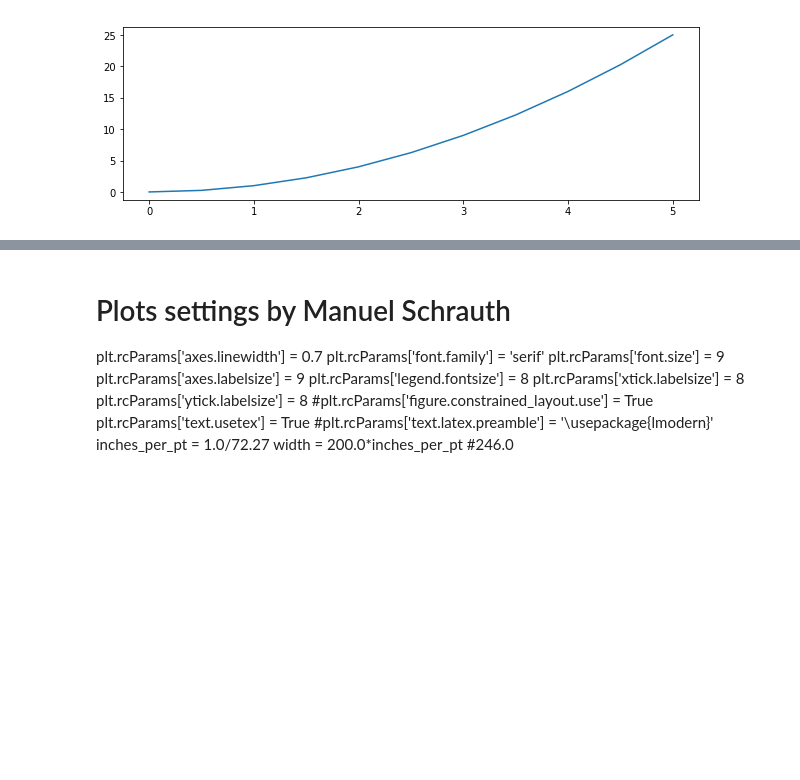
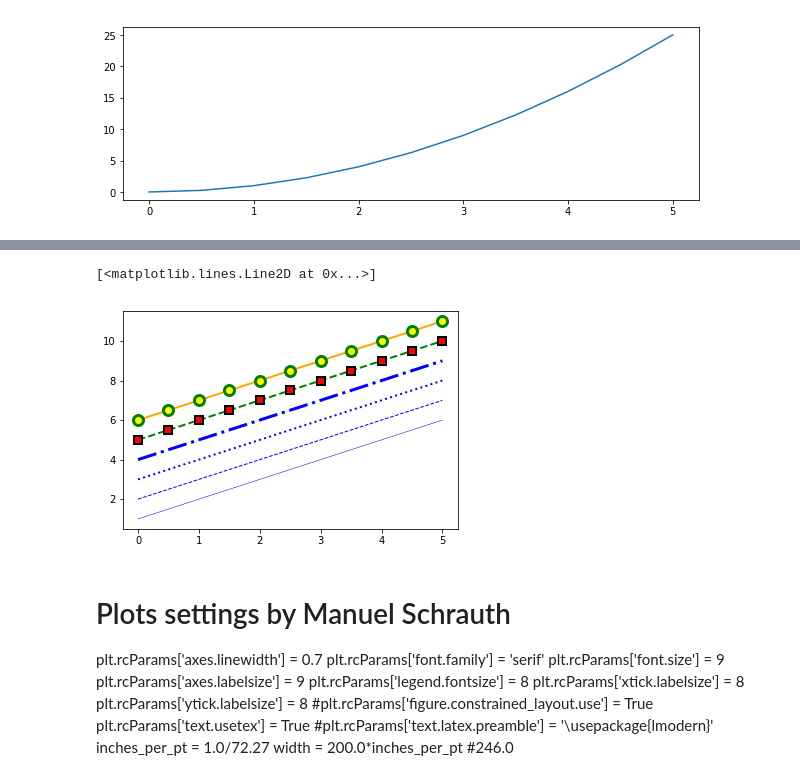
Before and after one commit to lyapschaff/prog-python, a Jupyter notebook: matplotlib-jrjohansson.ipynb, the cells around one changed output, grey strips where cells are left out. Drawn from its saved outputs; the diff is of its cells as text; code cells hidden in the pictures; blank space fills up the shorter version.

```diff
--- a/matplotlib-jrjohansson.ipynb
+++ b/matplotlib-jrjohansson.ipynb
@@ -88,3 +98,14 @@ axes.plot(x,y);
+# %%
+fig, ax = plt.subplots()
+ax.plot(x, x+1, color="blue", linewidth=0.5, linestyle="-")
+ax.plot(x, x+2, color="blue",        lw=1.0,        ls="--")
+ax.plot(x, x+3, color="blue",        lw=2.0,        ls=":")
+ax.plot(x, x+4, color="blue",        lw=3.0,        ls="-.")
+ax.plot(x, x+5, c="green", lw=2, ls="--", marker="s", markersize=8, markerfacecolor="red", markeredgewidth=2, markeredgecolor="black")
+ax.plot(x, x+6, c="orange",   lw=2, ls="-",  marker="o", ms=10, mfc="yellow", mew=3, mec="green")
+# %% [output]
+[<matplotlib.lines.Line2D at 0x...>]
+[figure, added]
 # %% [markdown]
 # Plots settings by Manuel Schrauth
 plt.rcParams['axes.linewidth'] = 0.7
```
Also changed, not shown: parts of 1 cell of this notebook.
